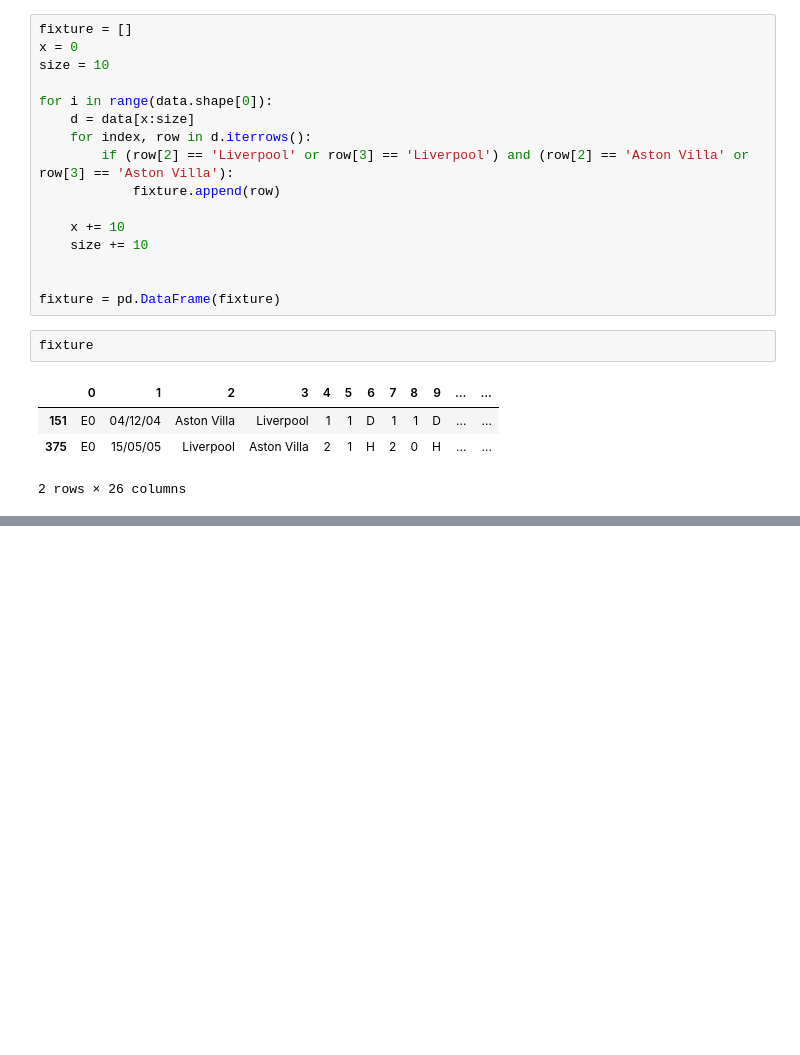
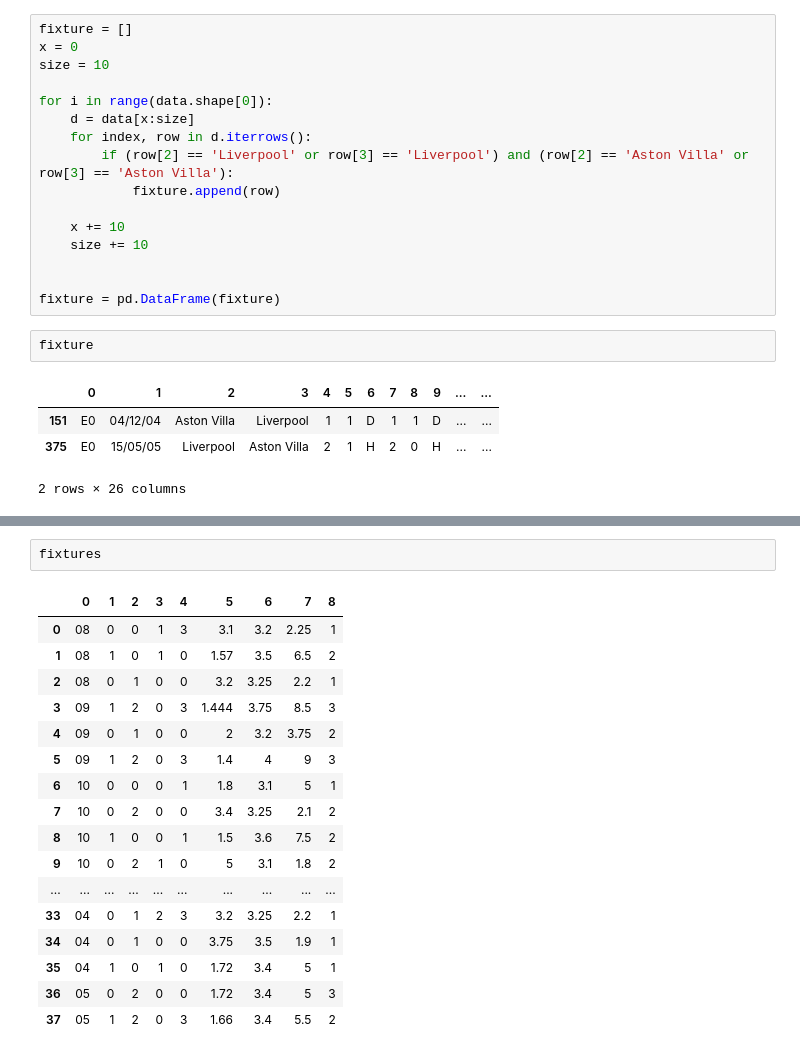
Before and after one commit to ML-Project-2018/my-bet-supremo, a Jupyter notebook: process.ipynb, the cells around one changed output, grey strips where cells are left out. Cells and saved outputs as stored; diff of their text form; blank space fills up the shorter version.

```diff
--- a/process.ipynb
+++ b/process.ipynb
@@ -102,0 +149,20 @@ fixtures
+# %%
+fixtures
+# %% [output]
+|  | 0 | 1 | 2 | 3 | 4 | 5 | 6 | 7 | 8 |
+| 0 | 08 | 0 | 0 | 1 | 3 | 3.1 | 3.2 | 2.25 | 1 |
+| 1 | 08 | 1 | 0 | 1 | 0 | 1.57 | 3.5 | 6.5 | 2 |
+| 2 | 08 | 0 | 1 | 0 | 0 | 3.2 | 3.25 | 2.2 | 1 |
+| 3 | 09 | 1 | 2 | 0 | 3 | 1.444 | 3.75 | 8.5 | 3 |
+| 4 | 09 | 0 | 1 | 0 | 0 | 2 | 3.2 | 3.75 | 2 |
+| 5 | 09 | 1 | 2 | 0 | 3 | 1.4 | 4 | 9 | 3 |
+| 6 | 10 | 0 | 0 | 0 | 1 | 1.8 | 3.1 | 5 | 1 |
+| 7 | 10 | 0 | 2 | 0 | 0 | 3.4 | 3.25 | 2.1 | 2 |
+| 8 | 10 | 1 | 0 | 0 | 1 | 1.5 | 3.6 | 7.5 | 2 |
+| 9 | 10 | 0 | 2 | 1 | 0 | 5 | 3.1 | 1.8 | 2 |
+| ... | ... | ... | ... | ... | ... | ... | ... | ... | ... |
+| 33 | 04 | 0 | 1 | 2 | 3 | 3.2 | 3.25 | 2.2 | 1 |
+| 34 | 04 | 0 | 1 | 0 | 0 | 3.75 | 3.5 | 1.9 | 1 |
+| 35 | 04 | 1 | 0 | 1 | 0 | 1.72 | 3.4 | 5 | 1 |
+| 36 | 05 | 0 | 2 | 0 | 0 | 1.72 | 3.4 | 5 | 3 |
+| 37 | 05 | 1 | 2 | 0 | 3 | 1.66 | 3.4 | 5.5 | 2 |
```
Also changed, not shown: parts of 3 cells of this notebook, 1 other file.
